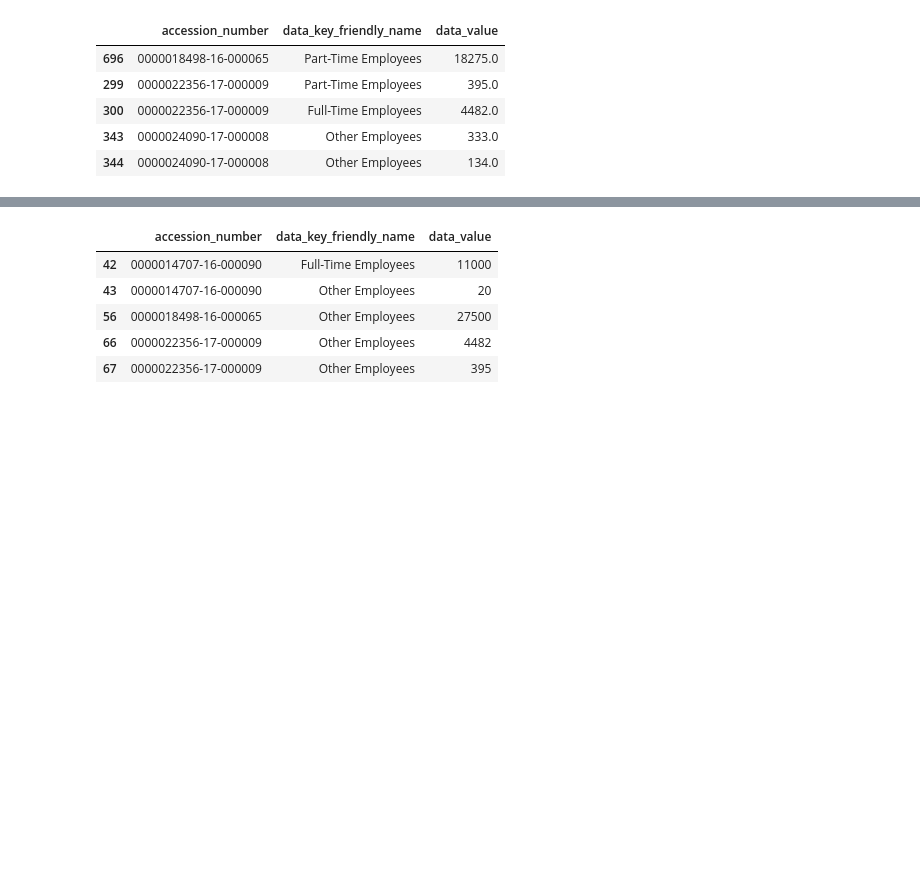
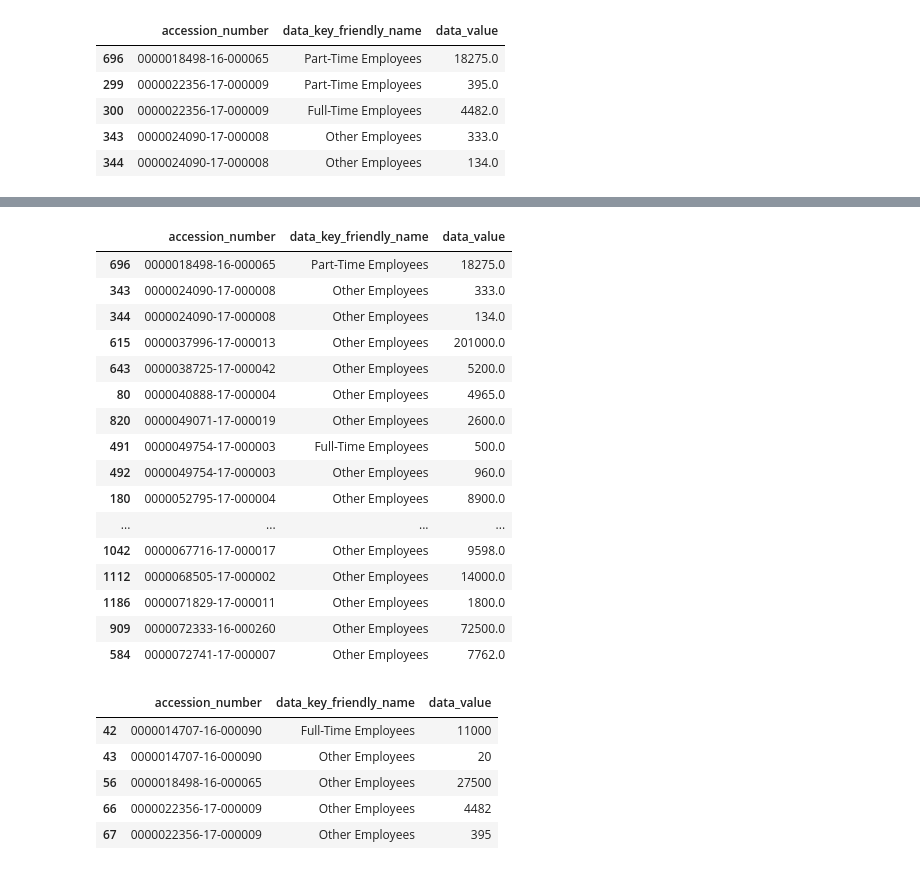
Before and after one commit to JarrodAJ/sec_employee_information_extraction, a Jupyter notebook: 4_Define_SpaCy_NER.ipynb, the cells around one changed output, grey strips where cells are left out. Cells and saved outputs as stored; diff of their text form; code cells hidden in the pictures; blank space fills up the shorter version.

```diff
--- a/4_Define_SpaCy_NER.ipynb
+++ b/4_Define_SpaCy_NER.ipynb
@@ -4242,0 +4323,16 @@ keys2:  (365, 2)
+# %%
+missed_facts3 = pd.merge(labeled_facts, train_facts2, on=labeled_facts.columns.tolist(), how='outer', indicator=True).query(
+    "_merge == 'left_only'").drop('_merge', 1).sort_values('accession_number')
+missed_facts_values3 =pd.merge(labeled_facts_values,train_facts_values2 , on=labeled_facts_values.columns.tolist(), how='outer', indicator=True).query(
+    "_merge == 'left_only'").drop('_merge', 1).sort_values('accession_number')
+missed_facts_keys3 =pd.merge(labeled_facts_keys, train_facts_keys2 , on=labeled_facts_keys.columns.tolist(), how='outer', indicator=True).query(
+    "_merge == 'left_only'").drop('_merge', 1).sort_values('accession_number')
+print("facts: ", missed_facts.shape)
+print("values: ", missed_facts_values.shape)
+print("keys: ", missed_facts_keys.shape)
+print("facts2: ", missed_facts2.shape)
+print("values2: ", missed_facts_values2.shape)
+print("keys2: ", missed_facts_keys2.shape)
+print("facts3: ", missed_facts3.shape)
+print("values3: ", missed_facts_values3.shape)
+print("keys3: ", missed_facts_keys3.shape)
@@ -4267,3 +4393,23 @@ missed_facts2.head()
+# %%
+missed_facts3.head(20)
+# %% [output]
+|  | accession_number | data_key_friendly_name | data_value |
+| 696 | 0000018498-16-000065 | Part-Time Employees | 18275.0 |
+| 343 | 0000024090-17-000008 | Other Employees | 333.0 |
+| 344 | 0000024090-17-000008 | Other Employees | 134.0 |
+| 615 | 0000037996-17-000013 | Other Employees | 201000.0 |
+| 643 | 0000038725-17-000042 | Other Employees | 5200.0 |
+| 80 | 0000040888-17-000004 | Other Employees | 4965.0 |
+| 820 | 0000049071-17-000019 | Other Employees | 2600.0 |
+| 491 | 0000049754-17-000003 | Full-Time Employees | 500.0 |
+| 492 | 0000049754-17-000003 | Other Employees | 960.0 |
+| 180 | 0000052795-17-000004 | Other Employees | 8900.0 |
+| ... | ... | ... | ... |
+| 1042 | 0000067716-17-000017 | Other Employees | 9598.0 |
+| 1112 | 0000068505-17-000002 | Other Employees | 14000.0 |
+| 1186 | 0000071829-17-000011 | Other Employees | 1800.0 |
+| 909 | 0000072333-16-000260 | Other Employees | 72500.0 |
+| 584 | 0000072741-17-000007 | Other Employees | 7762.0 |
 # %%
 train_facts.loc[train_facts.accession_number.isin(missed_facts.head().accession_number.tolist() + ["0000034067-17-000007"])]
 # %% [output]
```
Also changed, not shown: parts of 29 cells of this notebook.
